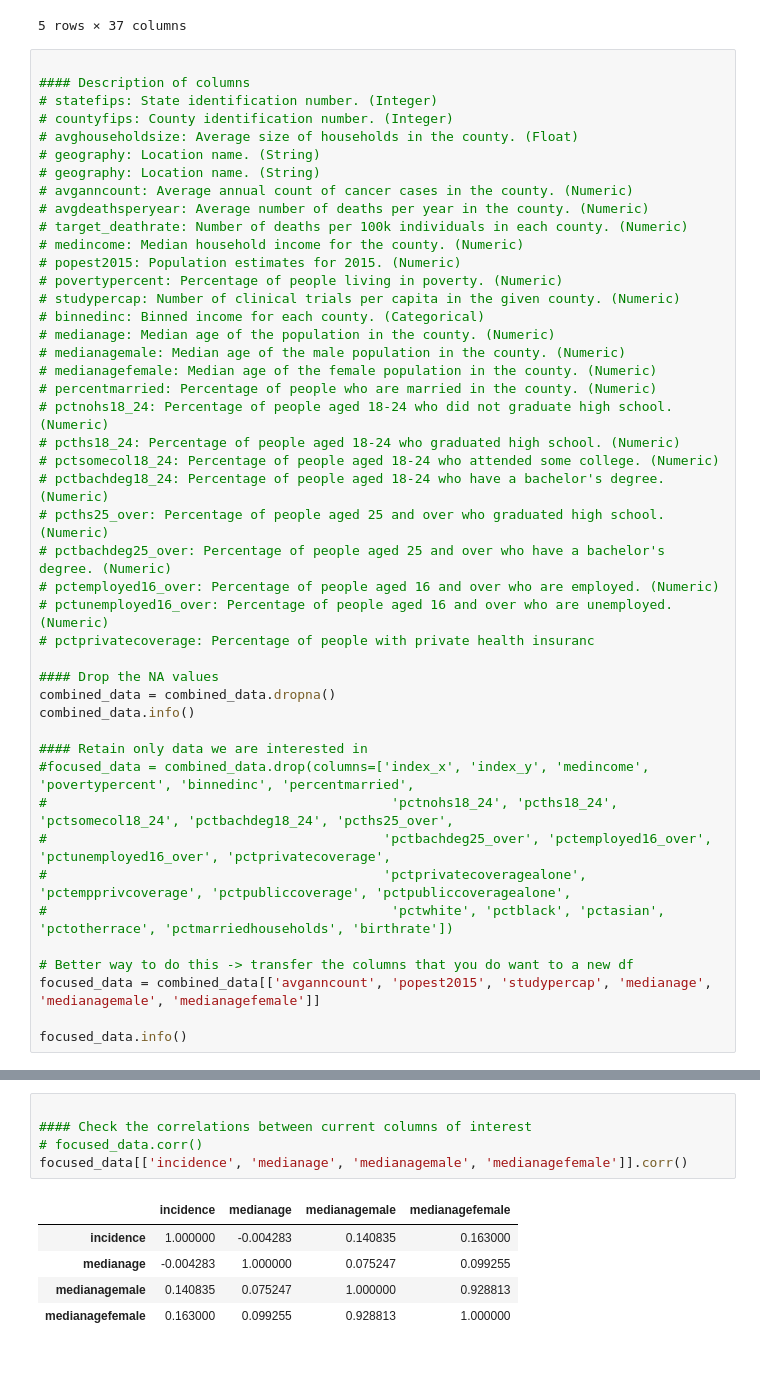
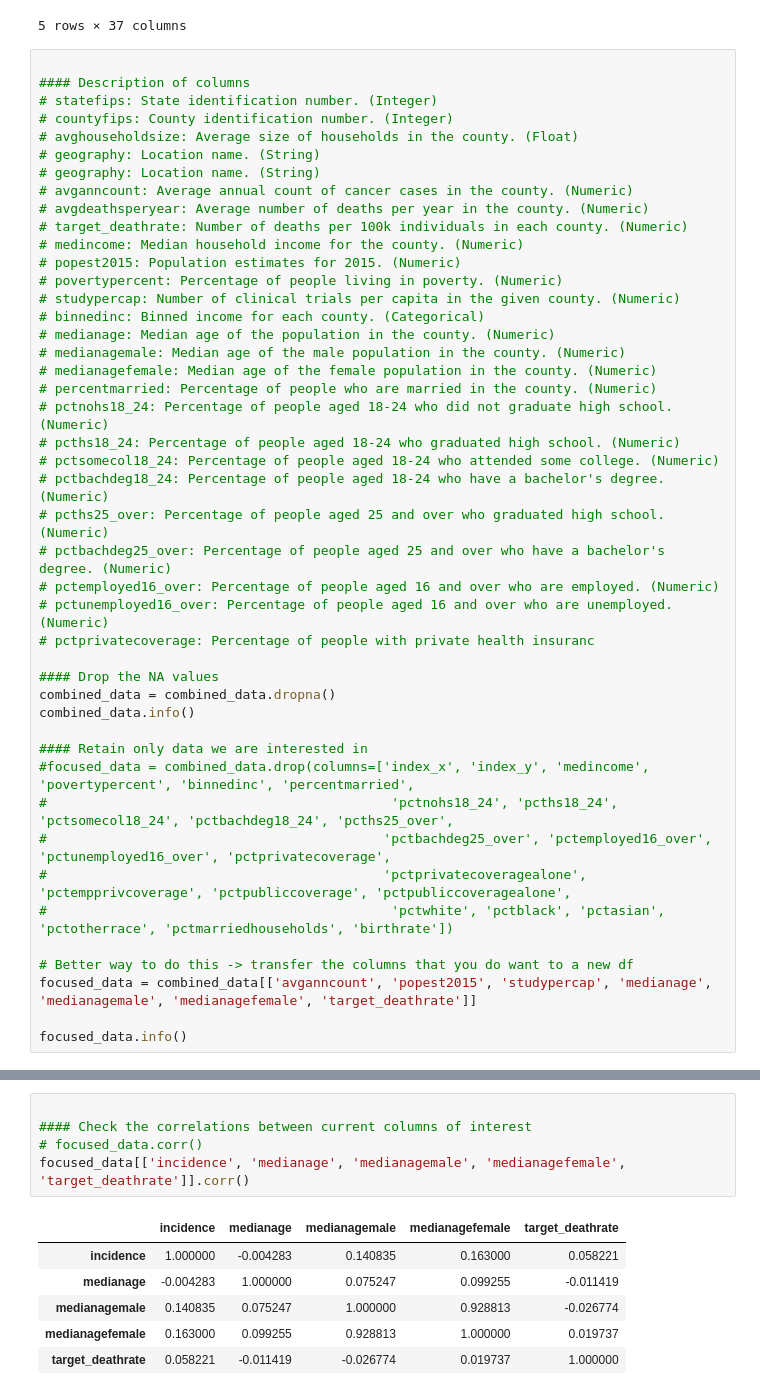
Before and after one commit to jordanskesner/plotters-against-cancer, a Jupyter notebook: Jordan_Project1.ipynb, the cells around one changed output, grey strips where cells are left out. Drawn from its saved outputs; the diff is of its cells as text; blank space fills up the shorter version.

Commit message:
Added target death rate

```diff
--- a/Jordan_Project1.ipynb
+++ b/Jordan_Project1.ipynb
@@ -112,7 +112,7 @@ combined_data.info()
 #                                            'pctwhite', 'pctblack', 'pctasian', 'pctotherrace', 'pctmarriedhouseholds', 'birthrate'])
 
 # Better way to do this -> transfer the columns that you do want to a new df
-focused_data = combined_data[['avganncount', 'popest2015', 'studypercap', 'medianage', 'medianagemale', 'medianagefemale']]
+focused_data = combined_data[['avganncount', 'popest2015', 'studypercap', 'medianage', 'medianagemale', 'medianagefemale', 'target_deathrate']]
 
 focused_data.info()
 # %% [output]
@@ -178,11 +178,12 @@ See the caveats in the documentation: https://pandas.pydata.org/pandas-docs/stab
 # %%
 
 #### Check the correlations between current columns of interest
 # focused_data.corr()
-focused_data[['incidence', 'medianage', 'medianagemale', 'medianagefemale']].corr()
+focused_data[['incidence', 'medianage', 'medianagemale', 'medianagefemale', 'target_deathrate']].corr()
 # %% [output]
-|  | incidence | medianage | medianagemale | medianagefemale |
-| incidence | 1.000000 | -0.004283 | 0.140835 | 0.163000 |
-| medianage | -0.004283 | 1.000000 | 0.075247 | 0.099255 |
-| medianagemale | 0.140835 | 0.075247 | 1.000000 | 0.928813 |
-| medianagefemale | 0.163000 | 0.099255 | 0.928813 | 1.000000 |
+|  | incidence | medianage | medianagemale | medianagefemale | target_deathrate |
+| incidence | 1.000000 | -0.004283 | 0.140835 | 0.163000 | 0.058221 |
+| medianage | -0.004283 | 1.000000 | 0.075247 | 0.099255 | -0.011419 |
+| medianagemale | 0.140835 | 0.075247 | 1.000000 | 0.928813 | -0.026774 |
+| medianagefemale | 0.163000 | 0.099255 | 0.928813 | 1.000000 | 0.019737 |
+| target_deathrate | 0.058221 | -0.011419 | -0.026774 | 0.019737 | 1.000000 |
```
Also changed, not shown: parts of 3 cells of this notebook.
